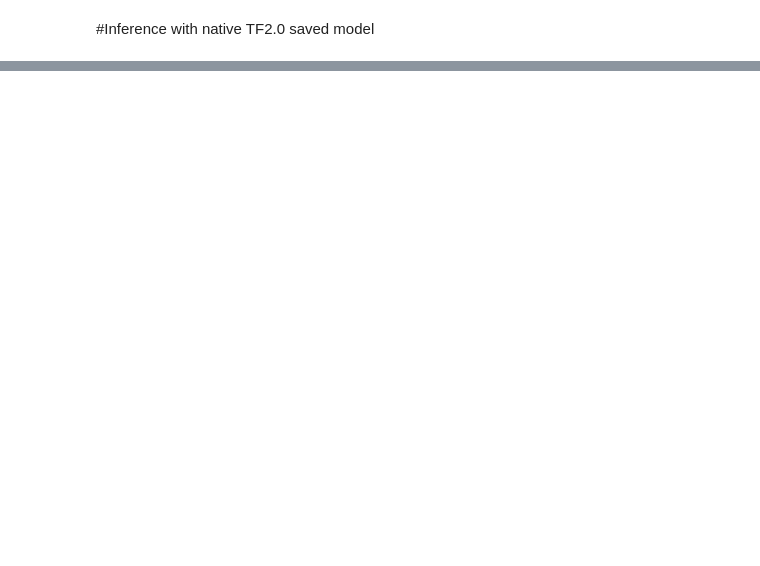
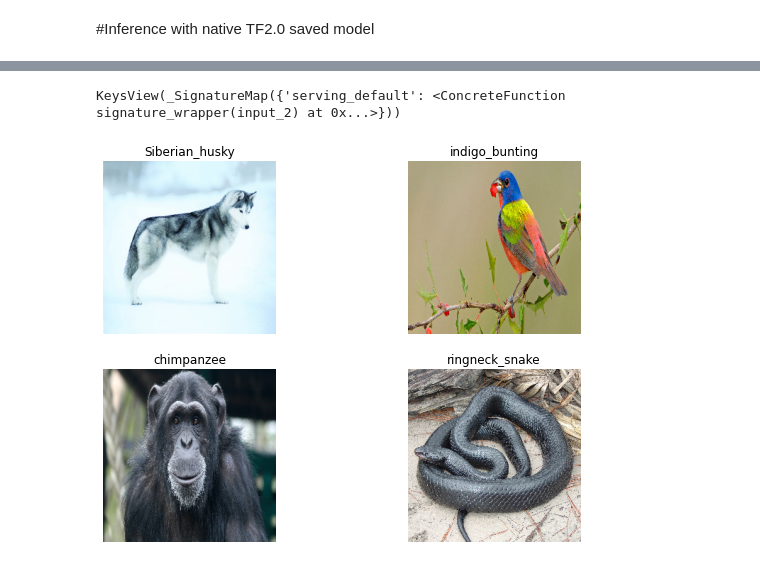
Before and after one commit to william-engel/JetsonNano, a Jupyter notebook: Jetson_Nano_Object_Detection.ipynb, the cells around one changed output, grey strips where cells are left out. Saved outputs shown, nothing was run; the diff lists cells and outputs as text; code cells hidden in the pictures; blank space fills up the shorter version.

```diff
--- a/Jetson_Nano_Object_Detection.ipynb
+++ b/Jetson_Nano_Object_Detection.ipynb
@@ -160,0 +406,13 @@ model = tf.keras.models.load_model('resnet50_saved_model')
+# %%
+model = tf.keras.models.load_model('resnet50_saved_model_TFTRT_INT8')
+print(model.signatures.keys())
+# %% [output]
+KeysView(_SignatureMap({'serving_default': <ConcreteFunction signature_wrapper(input_2) at 0x...>}))
+# %%
+infer = model.signatures['serving_default']
+# %%
+prediction_batch = infer(image_batch)
+# %%
+plot_images_and_predictions(image_batch, prediction_batch['resnet50'].numpy())
+# %% [output]
+[figure, added]
```
Also changed, not shown: parts of 45 cells of this notebook.
